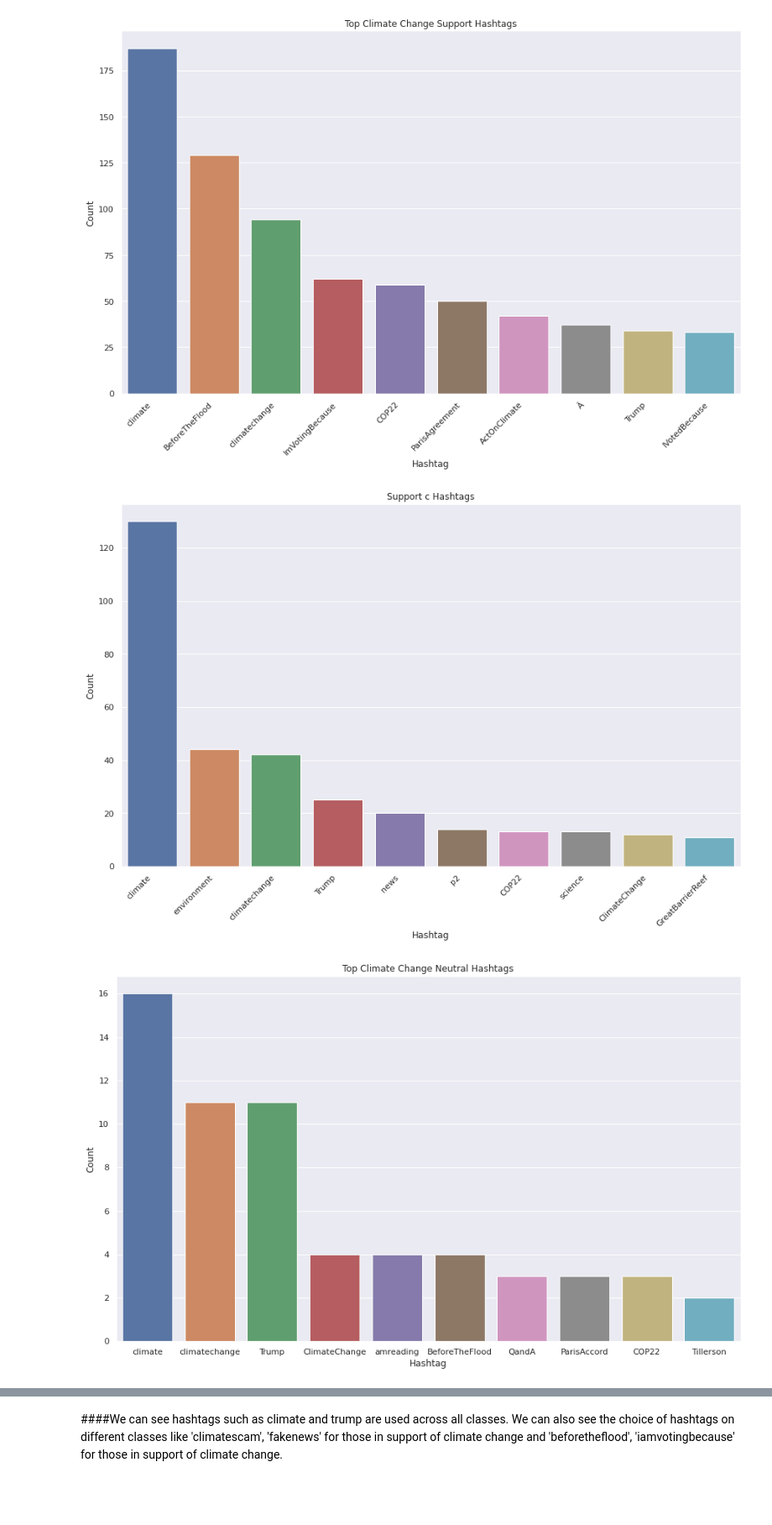
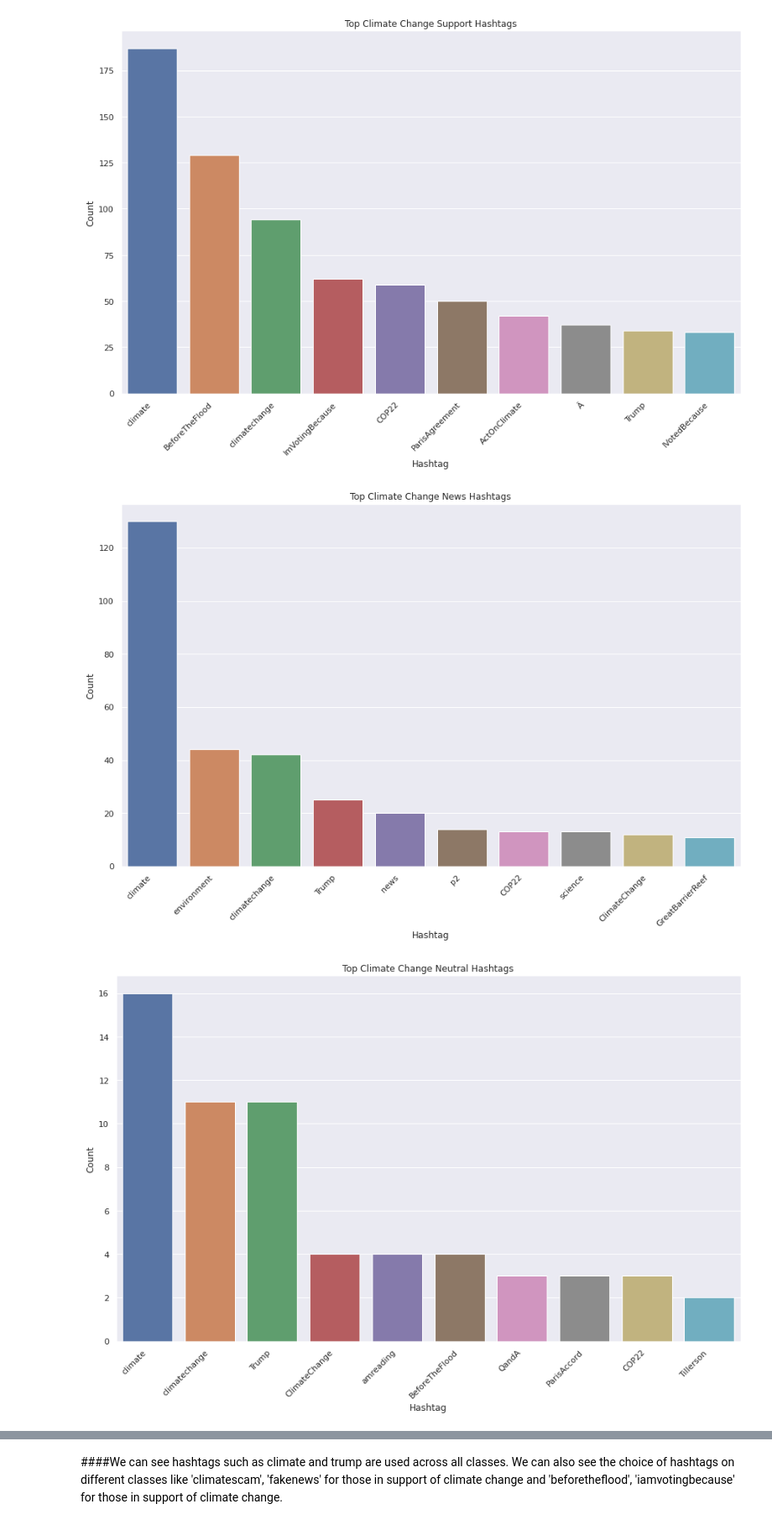
Before and after one commit to kabirodavies/NLP-Tweet-Sentiment-Analysis, a Jupyter notebook: Climate_Change_Belief_Analysis.ipynb, the cells around one changed output, grey strips where cells are left out. Shown at 84% size. Drawn from its saved outputs; the diff is of its cells as text; code cells hidden in the pictures; blank space fills up the shorter version.

Commit message:
Hyperparameter Changed fonts on visuals on EDA

```diff
--- a/Climate_Change_Belief_Analysis.ipynb
+++ b/Climate_Change_Belief_Analysis.ipynb
@@ -595,21 +598,23 @@ chart = sns.barplot(
     data=news_tags,
     x='Hashtag', y='Count'
 )
-plt.title('Support c Hashtags')
+plt.title('Top Climate Change News Hashtags')
 chart.set_xticklabels(chart.get_xticklabels(), rotation=45, horizontalalignment='right')
 
 None #don't show the label objects
 # %% [output]
-[figure, old version]
+[figure, new version]
 # %%
 # select top 10 neutral hashtags
 neutral_tags = neutral_tags.nlargest(columns='Count', n=10)
 plt.figure(figsize=(15,9))
-sns.barplot(data=neutral_tags, x='Hashtag', y='Count')
+chart = sns.barplot(data=neutral_tags, x='Hashtag', y='Count')
 plt.title('Top Climate Change Neutral Hashtags')
-plt.show()
+chart.set_xticklabels(chart.get_xticklabels(), rotation=45, horizontalalignment='right')
+
+None #don't show the label objects
 # %% [output]
-[figure, old version]
+[figure, new version]
 # %%
 # select top 10 anti climate change hashtags
 negative_tags = negative_tags.nlargest(columns='Count', n=10)
```
Also changed, not shown: parts of 18 cells of this notebook.
